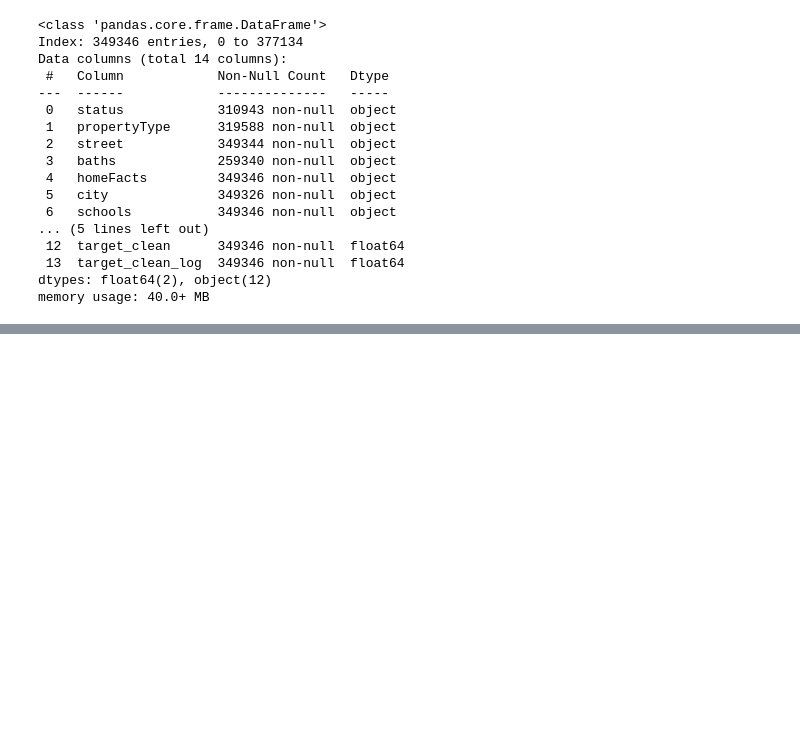
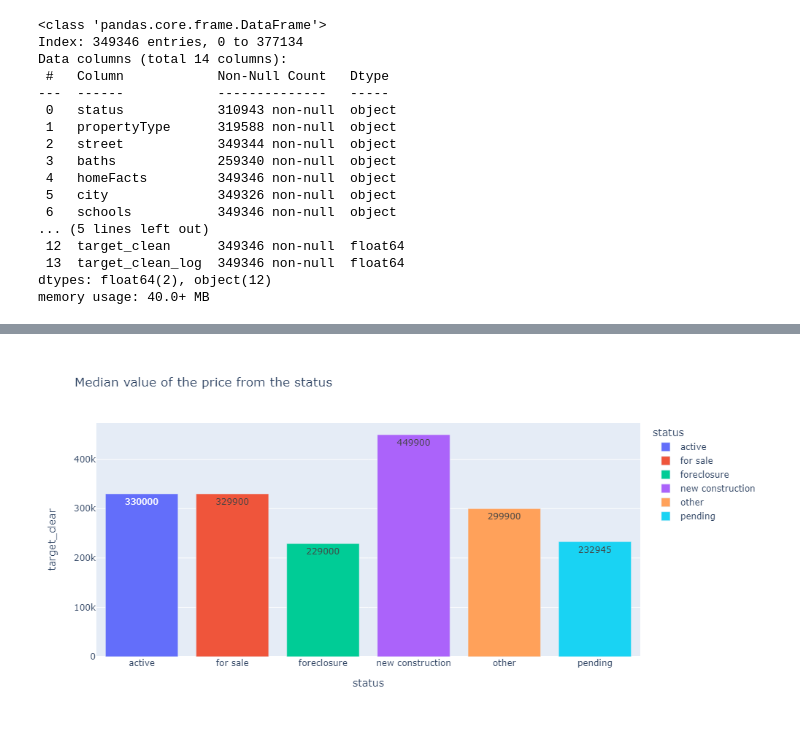
Before and after one commit to st-pavel/project_final_01, a Jupyter notebook: project_final_001.ipynb, the cells around one changed output, grey strips where cells are left out. Cells and saved outputs as stored; diff of their text form; code cells hidden in the pictures; blank space fills up the shorter version.

```diff
--- a/project_final_001.ipynb
+++ b/project_final_001.ipynb
@@ -519,0 +1554,16 @@ memory usage: 40.0+ MB
+# %%
+fig = px.bar(
+    data_frame= data.groupby(['status'], as_index=False)['target_clean'].median(),
+    x='status',
+    y='target_clean',
+    color='status',
+    text='target_clean',
+    orientation='v',
+    title='Median value of the price from the status',
+    height=500,
+    width=1000
+)
+
+fig.show()
+# %% [output]
+[figure, added]
```
Also changed, not shown: parts of 271 cells of this notebook.
